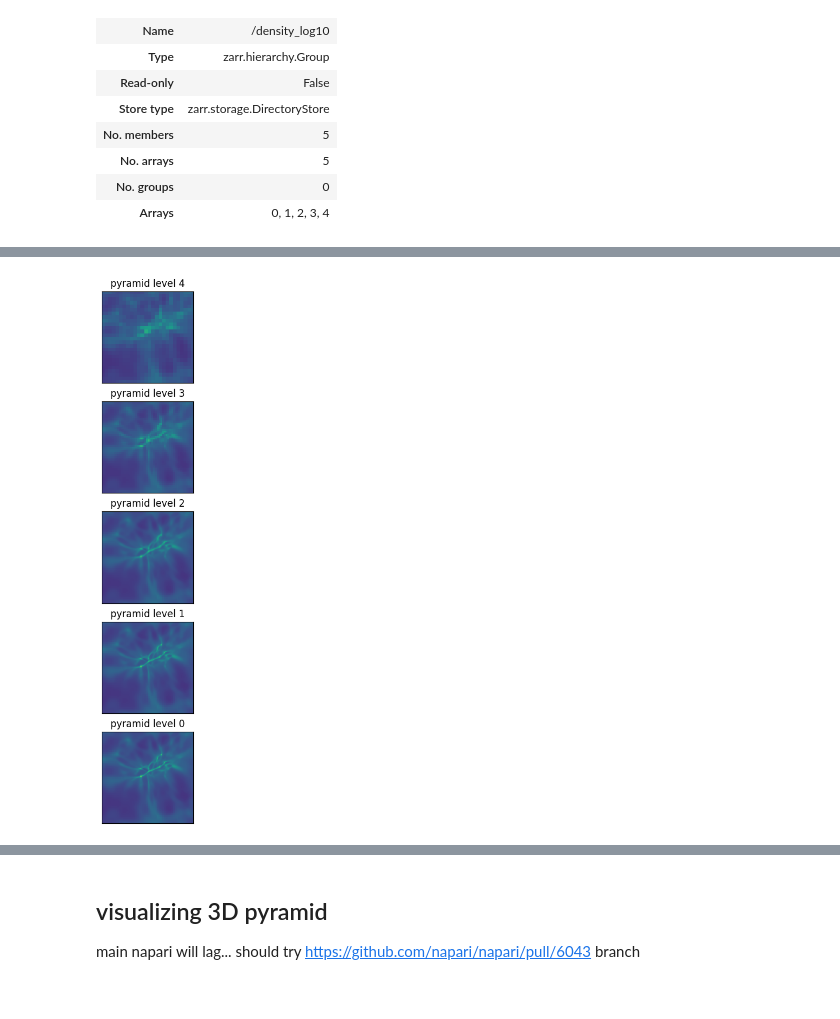
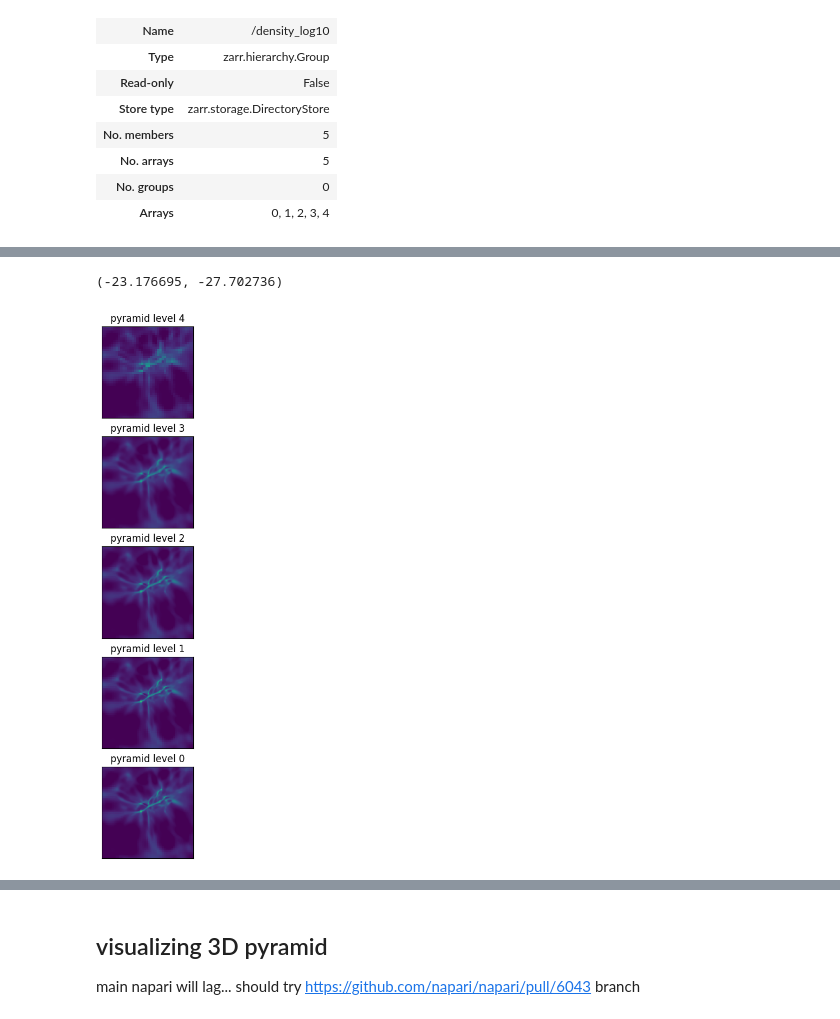
Before and after one commit to yt-project/yt_experiments, a Jupyter notebook: examples/tiled_grids.ipynb, the cells around one changed output, grey strips where cells are left out. Drawn from its saved outputs; the diff is of its cells as text; code cells hidden in the pictures.

```diff
--- a/examples/tiled_grids.ipynb
+++ b/examples/tiled_grids.ipynb
@@ -178,20 +206,24 @@ zarr_store["density_log10"]["1"].info
+# %%
+np.max(zarr_store["density_log10"]["3"]), np.min(zarr_store["density_log10"]["3"])
+# %% [output]
+(-23.176695, -27.702736)
 # %%
 maxlevels = 5
 
 f, axs = plt.subplots(ncols=1, nrows=maxlevels, figsize=(5, 12))
 extent = (0, 1, 0, 1)
 
 for ilevel in range(maxlevels - 1, -1, -1):
     vals_3d = zarr_store["density_log10"][str(ilevel)]
     shp = vals_3d.shape
     iplot = (maxlevels - 1) - ilevel
     im = axs[iplot].imshow(
-        vals_3d[:, :, int(vals_3d.shape[-1] / 2)], extent=extent, vmin=-28, vmax=-23
+        vals_3d[:, :, int(vals_3d.shape[-1] / 2)], extent=extent, vmin=-27, vmax=-23
     )
     axs[iplot].set_xlim([0.4, 0.6])
     axs[iplot].set_ylim([0.4, 0.6])
     axs[iplot].xaxis.set_visible(False)
     axs[iplot].yaxis.set_visible(False)
     axs[iplot].set_title(f"pyramid level {ilevel}")
 # %% [output]
-[figure, old version]
+[figure, new version]
```
Also changed, not shown: parts of 18 cells of this notebook, 3 other files.
